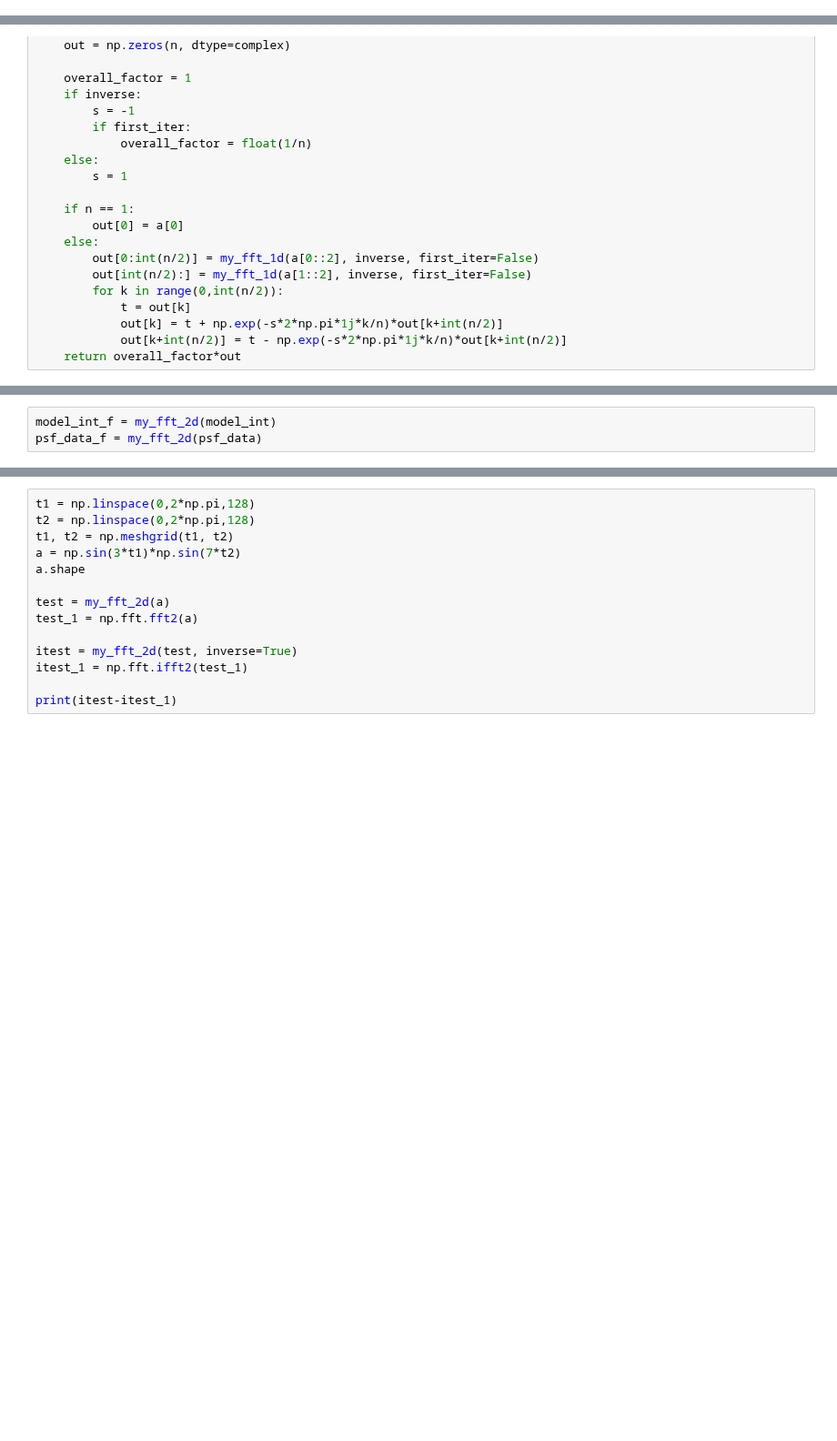
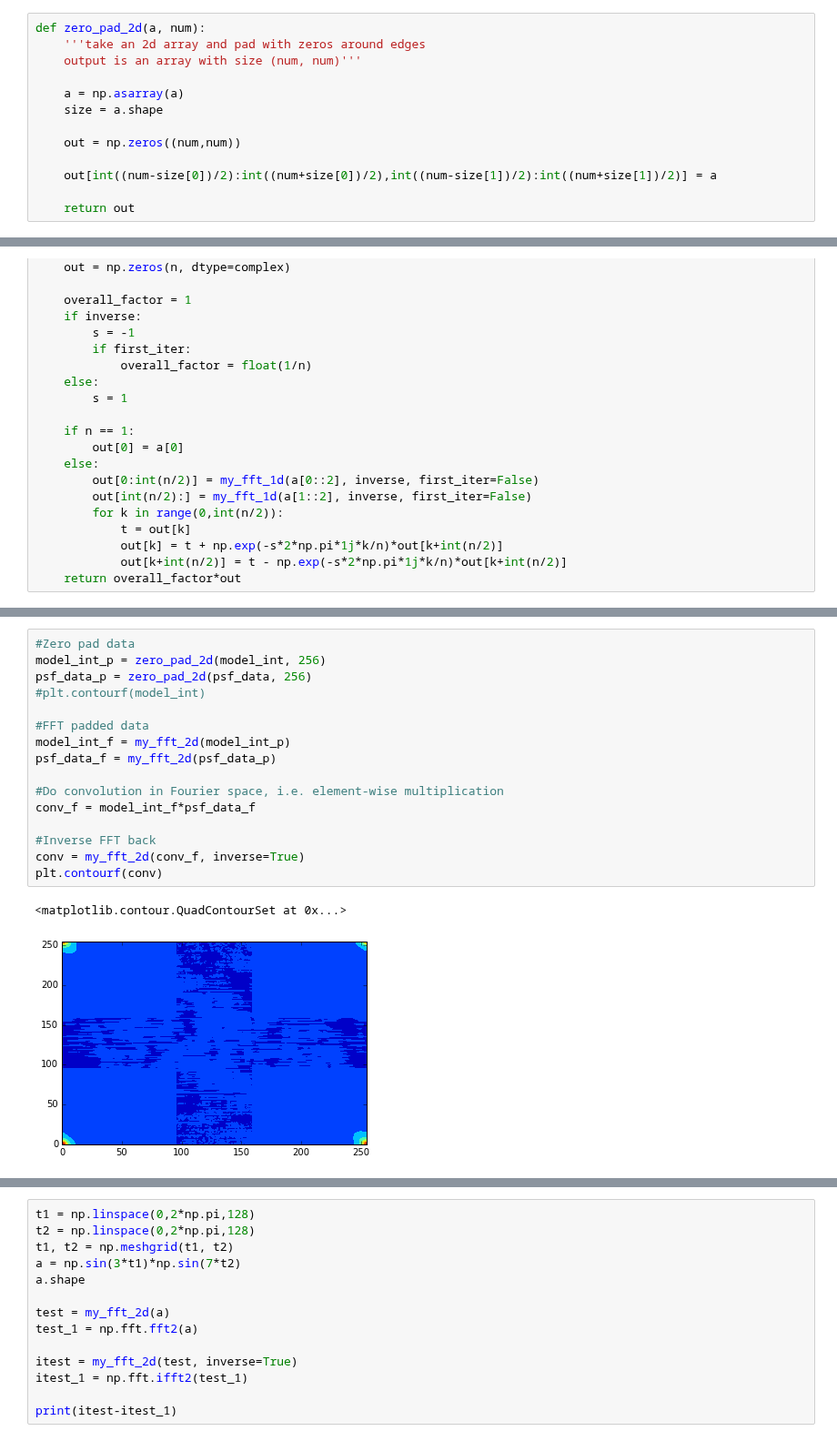
Before and after one commit to mbuchove/notebook-wurk-b, a Jupyter notebook: stats/HW_6_PS.ipynb, the cells around one changed output, grey strips where cells are left out. Shown at 91% size. Saved outputs shown, nothing was run; the diff lists cells and outputs as text; blank space fills up the shorter version.

```diff
--- a/stats/HW_6_PS.ipynb
+++ b/stats/HW_6_PS.ipynb
@@ -92,5 +126,18 @@ plt.colorbar()
 <matplotlib.colorbar.Colorbar at 0x...>
 [figure]
+# %%
+def zero_pad_2d(a, num):
+    '''take an 2d array and pad with zeros around edges
+    output is an array with size (num, num)'''
+
+    a = np.asarray(a)
+    size = a.shape
+
+    out = np.zeros((num,num))
+
+    out[int((num-size[0])/2):int((num+size[0])/2),int((num-size[1])/2):int((num+size[1])/2)] = a
+
+    return out
 # %%
 #from timeit import timeit
 
@@ -179,6 +187,22 @@ def my_fft_2d(a, inverse=False):
         out[j,:] = my_fft_1d(out[j,:], inverse, first_iter=True)
 
     return out
-# %%
-model_int_f = my_fft_2d(model_int)
-psf_data_f = my_fft_2d(psf_data)
+# %%
+#Zero pad data
+model_int_p = zero_pad_2d(model_int, 256)
+psf_data_p = zero_pad_2d(psf_data, 256)
+#plt.contourf(model_int)
+
+#FFT padded data
+model_int_f = my_fft_2d(model_int_p)
+psf_data_f = my_fft_2d(psf_data_p)
+
+#Do convolution in Fourier space, i.e. element-wise multiplication
+conv_f = model_int_f*psf_data_f
+
+#Inverse FFT back
+conv = my_fft_2d(conv_f, inverse=True)
+plt.contourf(conv)
+# %% [output]
+<matplotlib.contour.QuadContourSet at 0x...>
+[figure, added]
```
Also changed, not shown: parts of 15 cells of this notebook.
